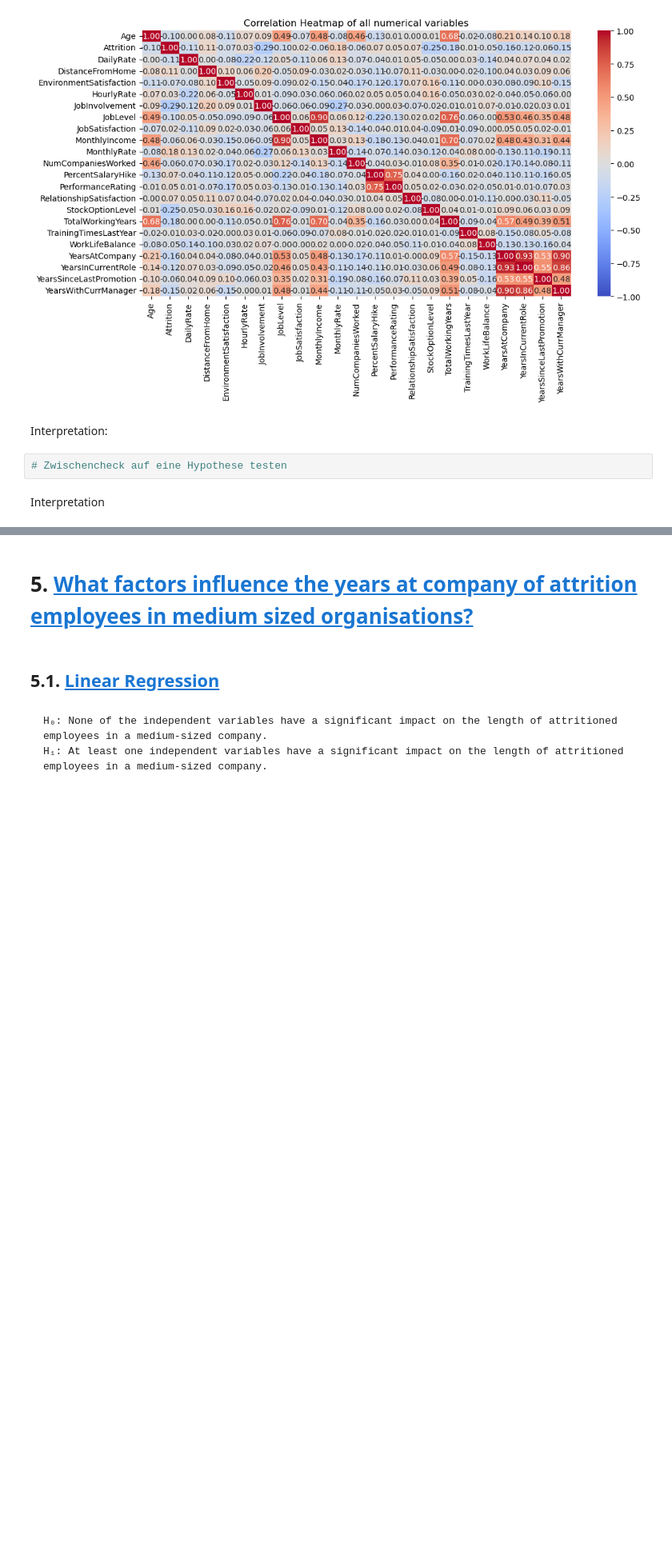
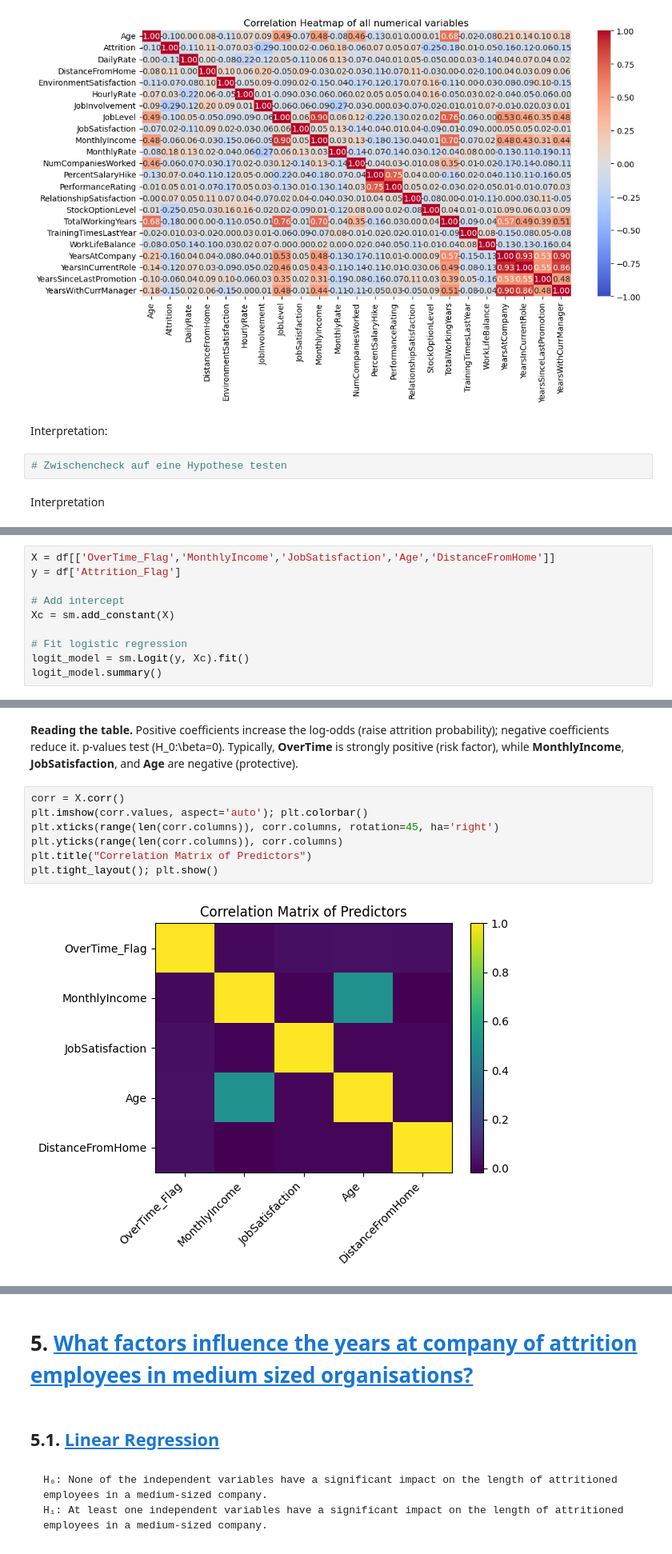
Before and after one commit to Niklasjkd/Assignment-B15, a Jupyter notebook: 2766_2526_assignment_1.ipynb, the cells around one changed output, grey strips where cells are left out. Shown at 80% size. Saved outputs shown, nothing was run; the diff lists cells and outputs as text; blank space fills up the shorter version.

```diff
--- a/2766_2526_assignment_1.ipynb
+++ b/2766_2526_assignment_1.ipynb
@@ -373,0 +435,10 @@ Interpretation
+# %%
+X = df[['OverTime_Flag','MonthlyIncome','JobSatisfaction','Age','DistanceFromHome']]
+y = df['Attrition_Flag']
+
+# Add intercept
+Xc = sm.add_constant(X)
+
+# Fit logistic regression
+logit_model = sm.Logit(y, Xc).fit()
+logit_model.summary()
@@ -373,0 +464,11 @@ Interpretation
+# %% [markdown]
+**Reading the table.** Positive coefficients increase the log-odds (raise attrition probability); negative coefficients reduce it. p-values test \(H_0:\beta=0\). Typically, **OverTime** is strongly positive (risk factor), while **MonthlyIncome**, **JobSatisfaction**, and **Age** are negative (protective).
+# %%
+corr = X.corr()
+plt.imshow(corr.values, aspect='auto'); plt.colorbar()
+plt.xticks(range(len(corr.columns)), corr.columns, rotation=45, ha='right')
+plt.yticks(range(len(corr.columns)), corr.columns)
+plt.title("Correlation Matrix of Predictors")
+plt.tight_layout(); plt.show()
+# %% [output]
+[figure, added]
```
Also changed, not shown: parts of 16 cells of this notebook.
